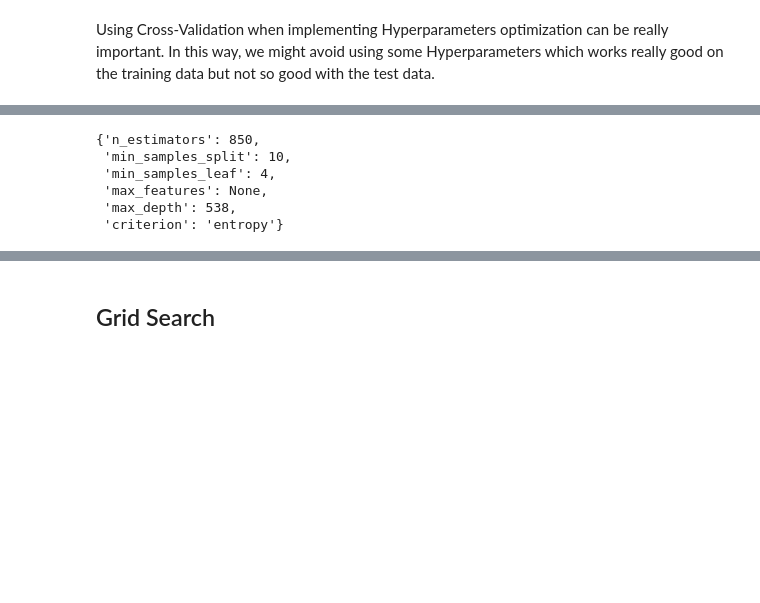
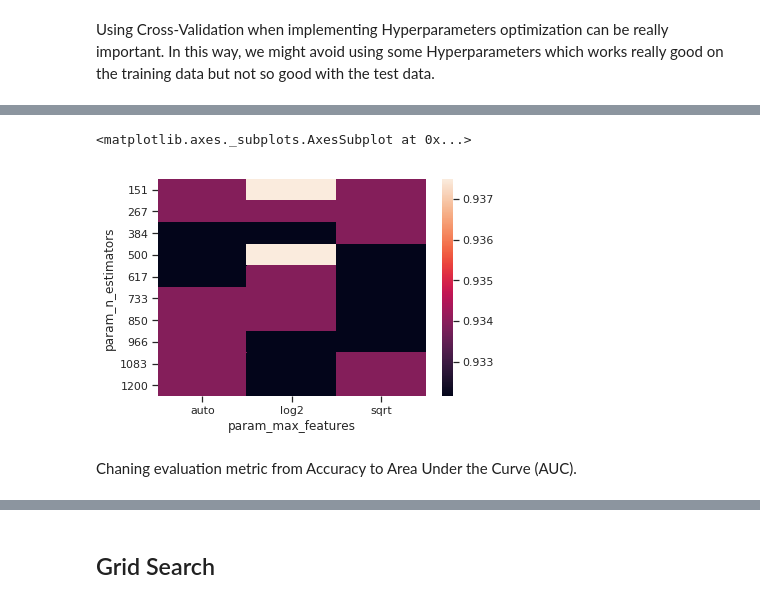
Before and after one commit to pierpaolo28/Kaggle-Challenges, a Jupyter notebook: credit-card-fraud-model-tuning.ipynb, the cells around one changed output, grey strips where cells are left out. Drawn from its saved outputs; the diff is of its cells as text; code cells hidden in the pictures; blank space fills up the shorter version.

```diff
--- a/credit-card-fraud-model-tuning.ipynb
+++ b/credit-card-fraud-model-tuning.ipynb
@@ -278,11 +282,8 @@ In Random Search, we create a grid of hyperparameters and train/test our model o
 # %%
 from sklearn.model_selection import RandomizedSearchCV
 
-random_search = {'criterion': ['entropy', 'gini'],
-               'max_depth': list(np.linspace(10, 1200, 10, dtype = int)) + [None],
+random_search = {
                'max_features': ['auto', 'sqrt','log2', None],
-               'min_samples_leaf': [4, 12],
-               'min_samples_split': [5, 10],
                'n_estimators': list(np.linspace(151, 1200, 10, dtype = int))}
 
 print(random_search)
@@ -326,12 +325,13 @@ RandomizedSearchCV(cv=4, error_score='raise-deprecating',
                                                          1083, 1200]},
                    pre_dispatch='2*n_jobs', random_state=101, refit=True,
                    return_train_score=False, scoring=None, verbose=5)
-# %%
-model.best_params_
-# %% [output]
-{'n_estimators': 850,
- 'min_samples_split': 10,
- 'min_samples_leaf': 4,
- 'max_features': None,
- 'max_depth': 538,
- 'criterion': 'entropy'}
+# %%
+table = pd.pivot_table(pd.DataFrame(model.cv_results_),
+    values='mean_test_score', index='param_n_estimators', columns='param_max_features')
+
+sns.heatmap(table)
+# %% [output]
+<matplotlib.axes._subplots.AxesSubplot at 0x...>
+[figure, added]
+# %% [markdown]
+Chaning evaluation metric from Accuracy to Area Under the Curve (AUC).
```
Also changed, not shown: parts of 36 cells of this notebook.
